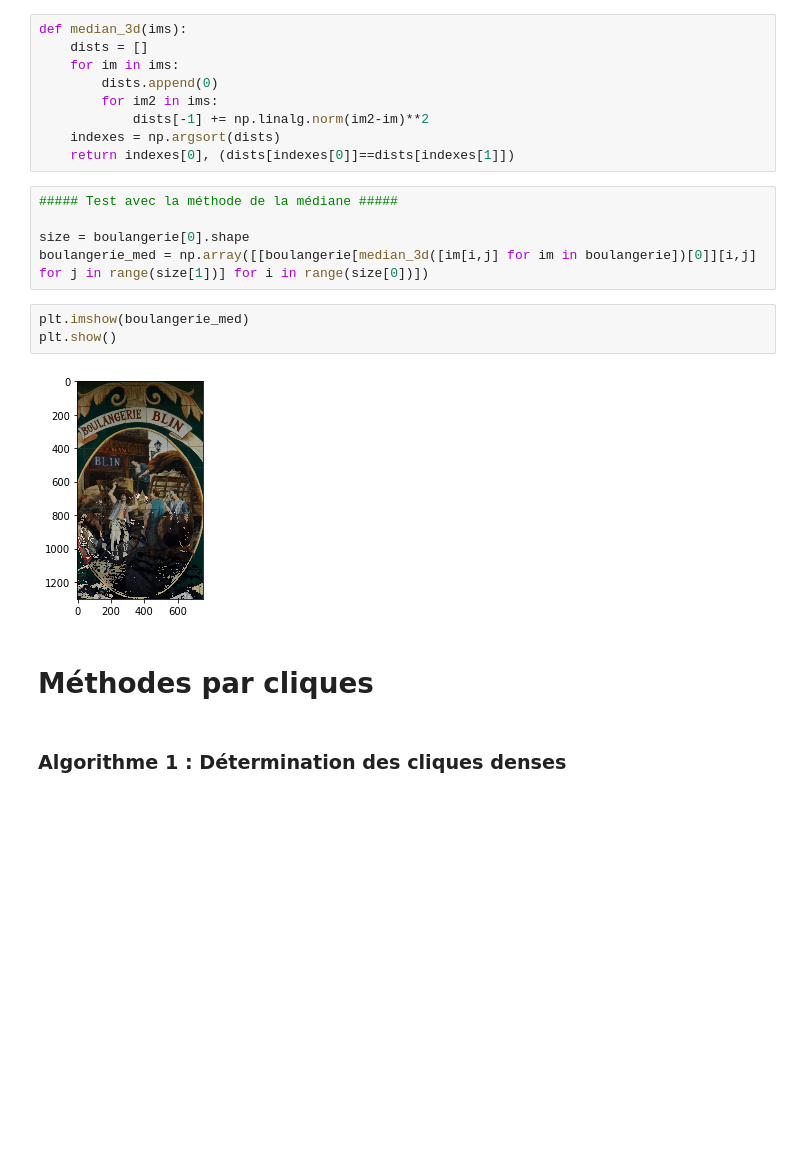
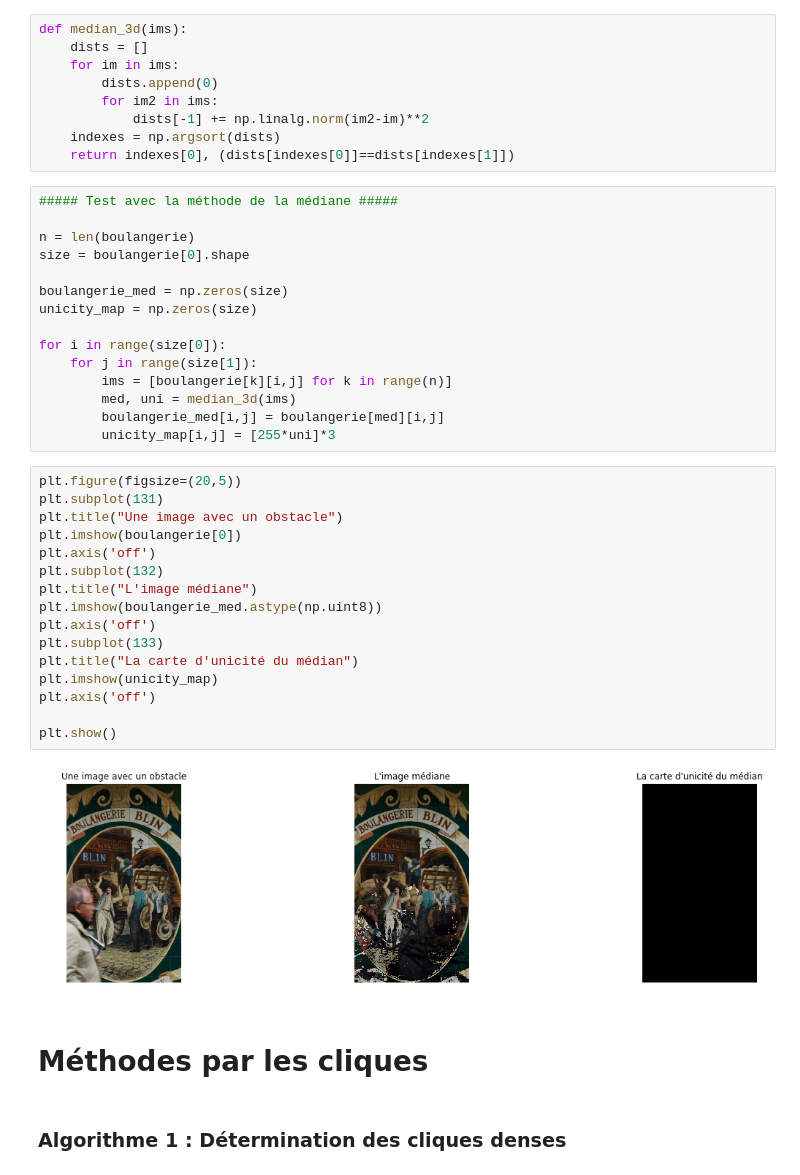
Before and after one commit to RomDeffayet/Obstacle_Removal, a Jupyter notebook: Obstacle_removal.ipynb, the cells around one changed output. Saved outputs shown, nothing was run; the diff lists cells and outputs as text; blank space fills up the shorter version.

```diff
--- a/Obstacle_removal.ipynb
+++ b/Obstacle_removal.ipynb
@@ -33,15 +35,38 @@ def median_3d(ims):
 # %%
 ##### Test avec la méthode de la médiane #####
 
+n = len(boulangerie)
 size = boulangerie[0].shape
-boulangerie_med = np.array([[boulangerie[median_3d([im[i,j] for im in boulangerie])[0]][i,j] for j in range(size[1])] for i in range(size[0])])
+
+boulangerie_med = np.zeros(size)
+unicity_map = np.zeros(size)
+
+for i in range(size[0]):
+    for j in range(size[1]):
+        ims = [boulangerie[k][i,j] for k in range(n)]
+        med, uni = median_3d(ims)
+        boulangerie_med[i,j] = boulangerie[med][i,j]
+        unicity_map[i,j] = [255*uni]*3
-# %%
-plt.imshow(boulangerie_med)
-plt.show()
-# %% [output]
-[figure, removed]
+# %%
+plt.figure(figsize=(20,5))
+plt.subplot(131)
+plt.title("Une image avec un obstacle")
+plt.imshow(boulangerie[0])
+plt.axis('off')
+plt.subplot(132)
+plt.title("L'image médiane")
+plt.imshow(boulangerie_med.astype(np.uint8))
+plt.axis('off')
+plt.subplot(133)
+plt.title("La carte d'unicité du médian")
+plt.imshow(unicity_map)
+plt.axis('off')
+
+plt.show()
+# %% [output]
+[figure, added]
 # %% [markdown]
-# Méthodes par cliques
+# Méthodes par les cliques
 # %% [markdown]
 ### Algorithme 1 : Détermination des cliques denses
 # %%
```
Also changed, not shown: parts of 6 cells of this notebook.
